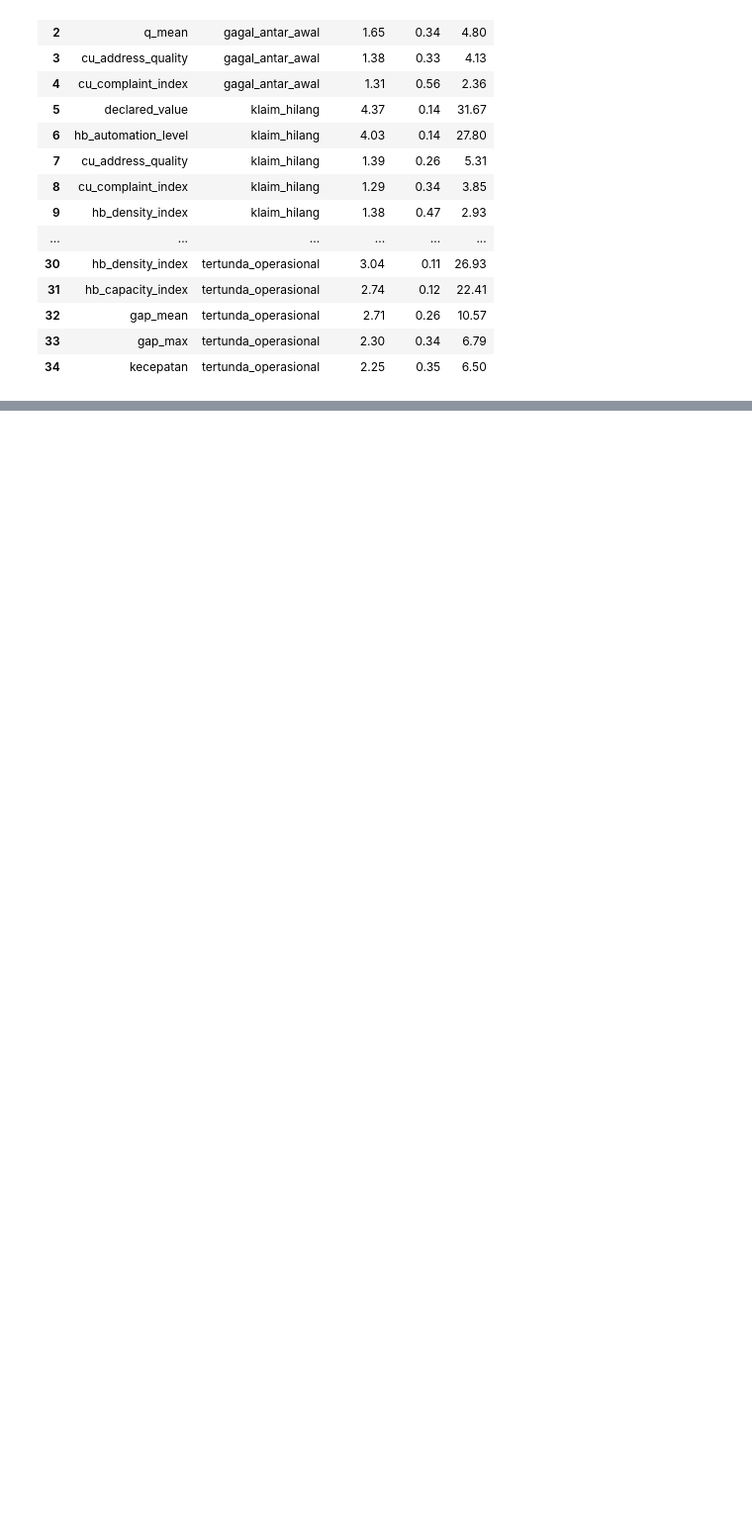
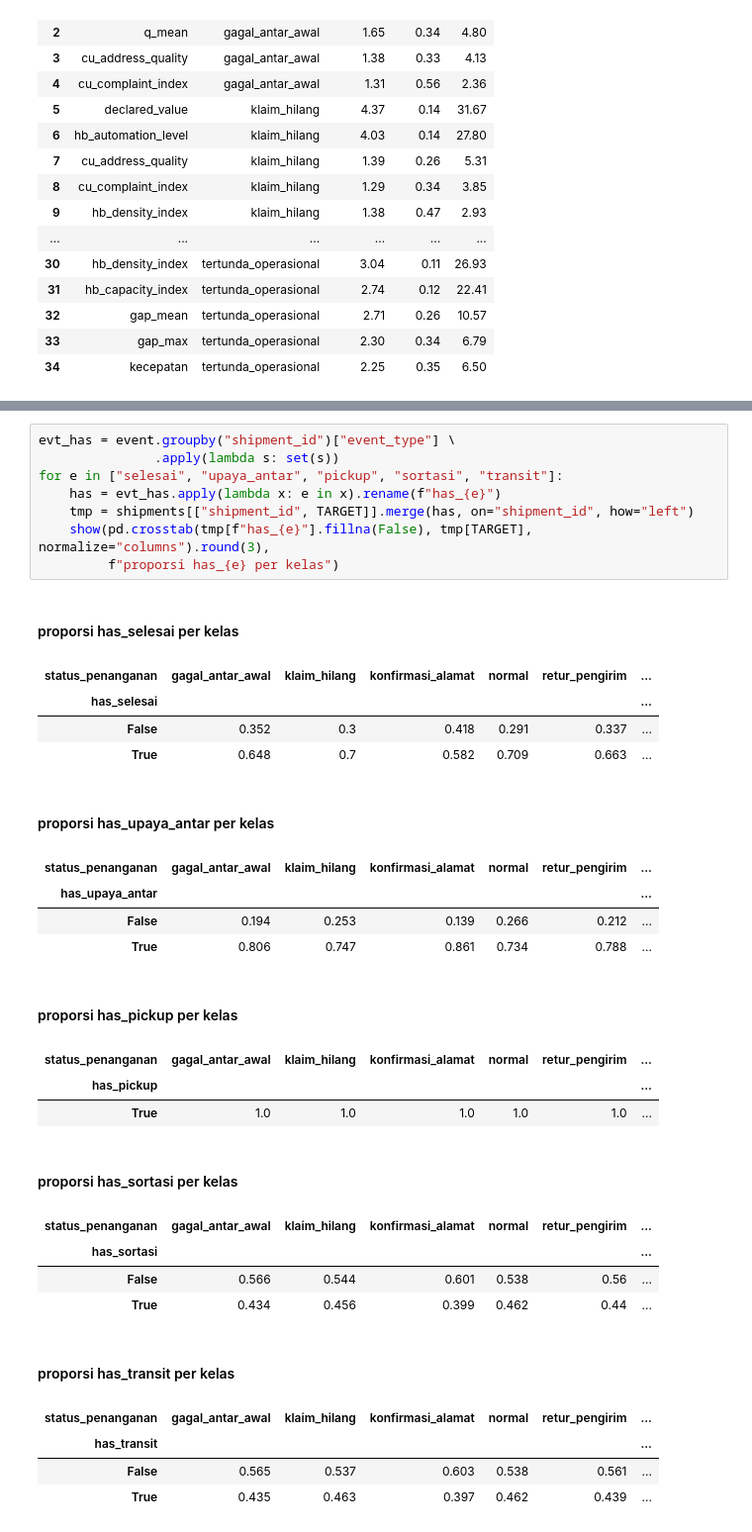
Before and after one commit to AndreMasalle/Datavidia-2026, a Jupyter notebook: eda.ipynb, the cells around one changed output, grey strips where cells are left out. Shown at 99% size. Cells and saved outputs as stored; diff of their text form; blank space fills up the shorter version.

```diff
--- a/eda.ipynb
+++ b/eda.ipynb
@@ -1272,0 +1287,33 @@ Lima fitur terkuat per kelas dari semua tabel
+# %%
+evt_has = event.groupby("shipment_id")["event_type"] \
+               .apply(lambda s: set(s))
+for e in ["selesai", "upaya_antar", "pickup", "sortasi", "transit"]:
+    has = evt_has.apply(lambda x: e in x).rename(f"has_{e}")
+    tmp = shipments[["shipment_id", TARGET]].merge(has, on="shipment_id", how="left")
+    show(pd.crosstab(tmp[f"has_{e}"].fillna(False), tmp[TARGET], normalize="columns").round(3),
+         f"proporsi has_{e} per kelas")
+# %% [output]
+proporsi has_selesai per kelas
+| status_penanganan | gagal_antar_awal | klaim_hilang | konfirmasi_alamat | normal | retur_pengirim | ... |
+| has_selesai |  |  |  |  |  | ... |
+| False | 0.352 | 0.3 | 0.418 | 0.291 | 0.337 | ... |
+| True | 0.648 | 0.7 | 0.582 | 0.709 | 0.663 | ... |
+proporsi has_upaya_antar per kelas
+| status_penanganan | gagal_antar_awal | klaim_hilang | konfirmasi_alamat | normal | retur_pengirim | ... |
+| has_upaya_antar |  |  |  |  |  | ... |
+| False | 0.194 | 0.253 | 0.139 | 0.266 | 0.212 | ... |
+| True | 0.806 | 0.747 | 0.861 | 0.734 | 0.788 | ... |
+proporsi has_pickup per kelas
+| status_penanganan | gagal_antar_awal | klaim_hilang | konfirmasi_alamat | normal | retur_pengirim | ... |
+| has_pickup |  |  |  |  |  | ... |
+| True | 1.0 | 1.0 | 1.0 | 1.0 | 1.0 | ... |
+proporsi has_sortasi per kelas
+| status_penanganan | gagal_antar_awal | klaim_hilang | konfirmasi_alamat | normal | retur_pengirim | ... |
+| has_sortasi |  |  |  |  |  | ... |
+| False | 0.566 | 0.544 | 0.601 | 0.538 | 0.56 | ... |
+| True | 0.434 | 0.456 | 0.399 | 0.462 | 0.44 | ... |
+proporsi has_transit per kelas
+| status_penanganan | gagal_antar_awal | klaim_hilang | konfirmasi_alamat | normal | retur_pengirim | ... |
+| has_transit |  |  |  |  |  | ... |
+| False | 0.565 | 0.537 | 0.603 | 0.538 | 0.561 | ... |
+| True | 0.435 | 0.463 | 0.397 | 0.462 | 0.439 | ... |
```
Also changed, not shown: parts of 6 cells of this notebook, 1 other file.
